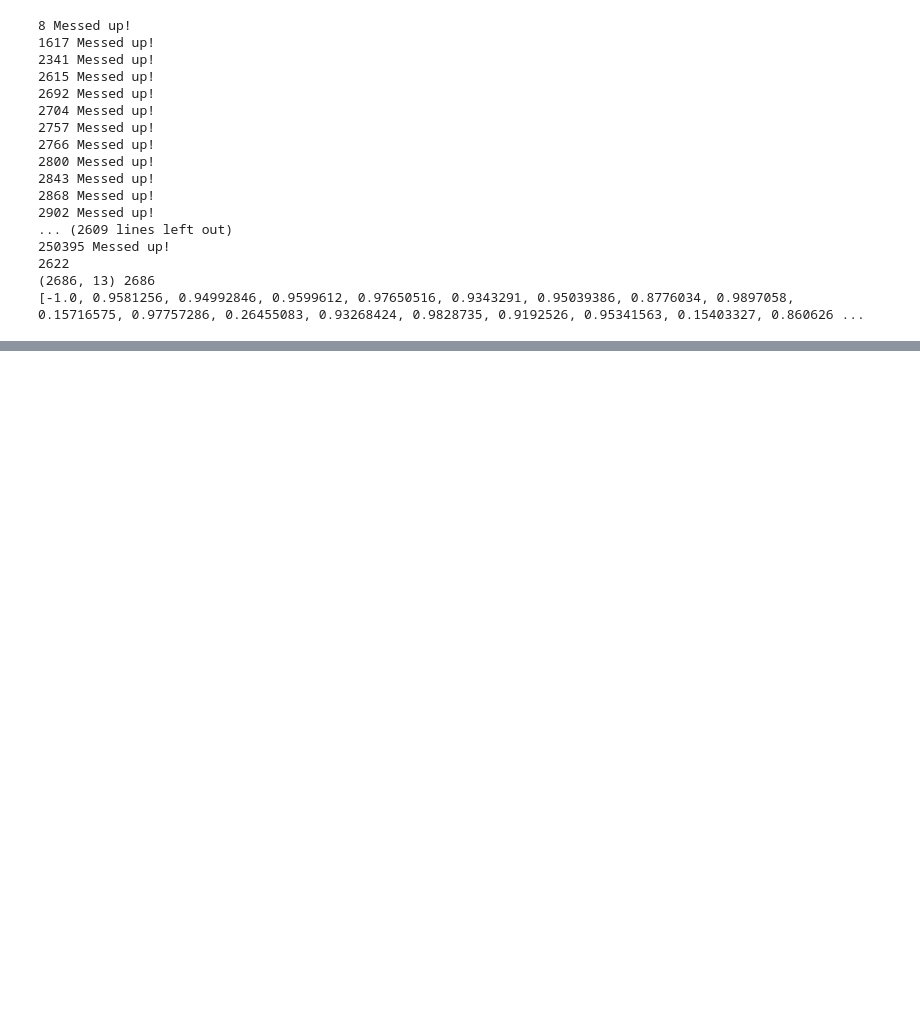
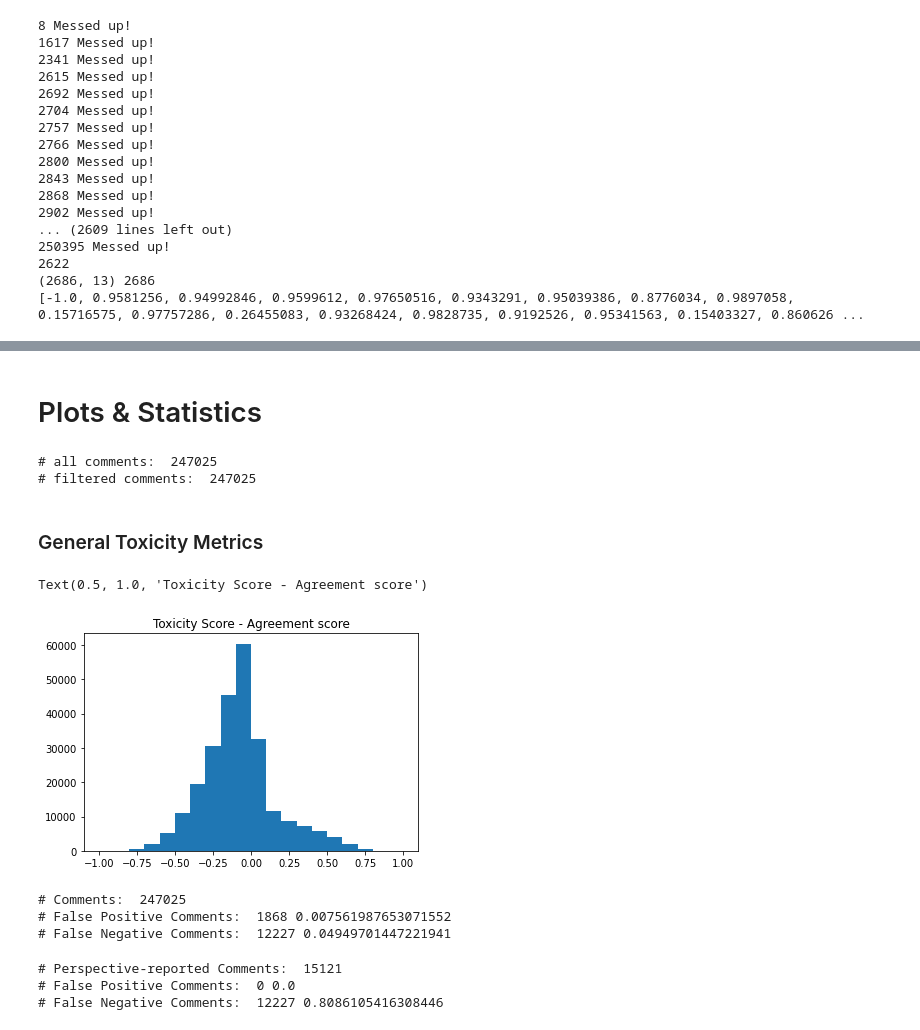
Before and after one commit to adishy/crossmod, a Jupyter notebook: analysis/reporting-experiment-perspective.ipynb, the cells around one changed output, grey strips where cells are left out. Saved outputs shown, nothing was run; the diff lists cells and outputs as text; code cells hidden in the pictures; blank space fills up the shorter version.

```diff
--- a/analysis/reporting-experiment-perspective.ipynb
+++ b/analysis/reporting-experiment-perspective.ipynb
@@ -663,17 +15,0 @@ plt.show()
-# %%
-# Rate of Report Removal Sequences
-rate_of_report_removal_sequences = normalize_rate(number_of_reported_and_removed_comments, number_of_comments)
-x_axis = 'days'
-y_axis = 'rate_of_report_removal_sequences'
-line_plot_df = pd.DataFrame({x_axis: dates, y_axis: rate_of_report_removal_sequences}, columns = [x_axis, y_axis])
-seaborn.set_style("darkgrid")
-line_plot = seaborn.lineplot(x = x_axis, y = y_axis, data = line_plot_df)
-line_plot.set_title(f'Rate of Report Removal Sequences \n from {min_date.strftime("%d %B, %Y")}')
-line_plot.set_xlabel(f'Days since {min_date.strftime("%d %B, %Y")}, Bucket Size: {bucket_size}')
-line_plot.set_ylabel(f'Rate of Report Removal Sequences')
-##############################################################
-# Set scale for x and y axis
-##############################################################
-plt.xlim(0, max(dates))
-##############################################################
-plt.show()
@@ -1099,0 +213,10 @@ report.plot(x='perspective_score', y='agreement_score')
+# %%
+full_perspective["p_toxicity_score"] = p_toxicity_scores
+full_perspective["p_severe_toxicity_score"] = p_severe_toxicity_scores
+full_perspective["p_fast_toxicity_score"] = p_fast_toxicity_scores
+full_perspective["p_identity_attack_score"] = p_identity_attack_scores
+full_perspective["p_insult_score"] = p_insult_scores
+full_perspective["p_profanity_score"] = p_profanity_scores
+full_perspective["p_threat_score"] = p_threat_scores
+full_perspective["p_sexually_score"] = p_sexually_scores
+full_perspective["p_filtration_score"] = p_filtration_scores
@@ -1099,0 +249,41 @@ report.plot(x='perspective_score', y='agreement_score')
+# %% [markdown]
+# Plots & Statistics
+# %%
+print("# all comments: ", full_perspective.shape[0])
+# after removing filtered data
+full_perspective_original = full_perspective
+full_perspective = full_perspective[(full_perspective["agreement_score"] != -1) & (full_perspective["p_toxicity_score"] != -1)]
+print("# filtered comments: ", full_perspective.shape[0])
+# %% [output]
+# all comments:  247025
+# filtered comments:  247025
+# %% [markdown]
+### General Toxicity Metrics
+# %%
+import matplotlib.pyplot as plt
+plt.hist((full_perspective["p_toxicity_score"] - full_perspective["agreement_score"]), bins=20, range=(-1, 1))
+plt.title("Toxicity Score - Agreement score")
+# %% [output]
+Text(0.5, 1.0, 'Toxicity Score - Agreement score')
+[figure, added]
+# %%
+threshold = 0.8
+fp = full_perspective[(full_perspective["p_toxicity_score"] < threshold) & (full_perspective["agreement_score"] >= threshold)]
+fn = full_perspective[(full_perspective["p_toxicity_score"] >= threshold) & (full_perspective["agreement_score"] < threshold)]
+print("# Comments: ", full_perspective.shape[0])
+print("# False Positive Comments: ", fp.shape[0], fp.shape[0] / full_perspective.shape[0])
+print("# False Negative Comments: ", fn.shape[0], fn.shape[0] / full_perspective.shape[0])
+# %% [output]
+# Comments:  247025
+# False Positive Comments:  1868 0.007561987653071552
+# False Negative Comments:  12227 0.04949701447221941
+# %%
+fp = full_perspective[(full_perspective["p_toxicity_score"] < threshold) & (full_perspective["agreement_score"] >= threshold) & (full_perspective["p_toxicity_score"] > threshold)]
+fn = full_perspective[(full_perspective["p_toxicity_score"] >= threshold) & (full_perspective["agreement_score"] < threshold) & (full_perspective["p_toxicity_score"] >= threshold)]
+print("# Perspective-reported Comments: ", full_perspective[full_perspective["p_toxicity_score"] > threshold].shape[0])
+print("# False Positive Comments: ", fp.shape[0], fp.shape[0] / full_perspective[full_perspective["p_toxicity_score"] > threshold].shape[0])
+print("# False Negative Comments: ", fn.shape[0], fn.shape[0] / full_perspective[full_perspective["p_toxicity_score"] > threshold].shape[0])
+# %% [output]
+# Perspective-reported Comments:  15121
+# False Positive Comments:  0 0.0
+# False Negative Comments:  12227 0.8086105416308446
```
Also changed, not shown: parts of 75 cells of this notebook, 3 other files.
